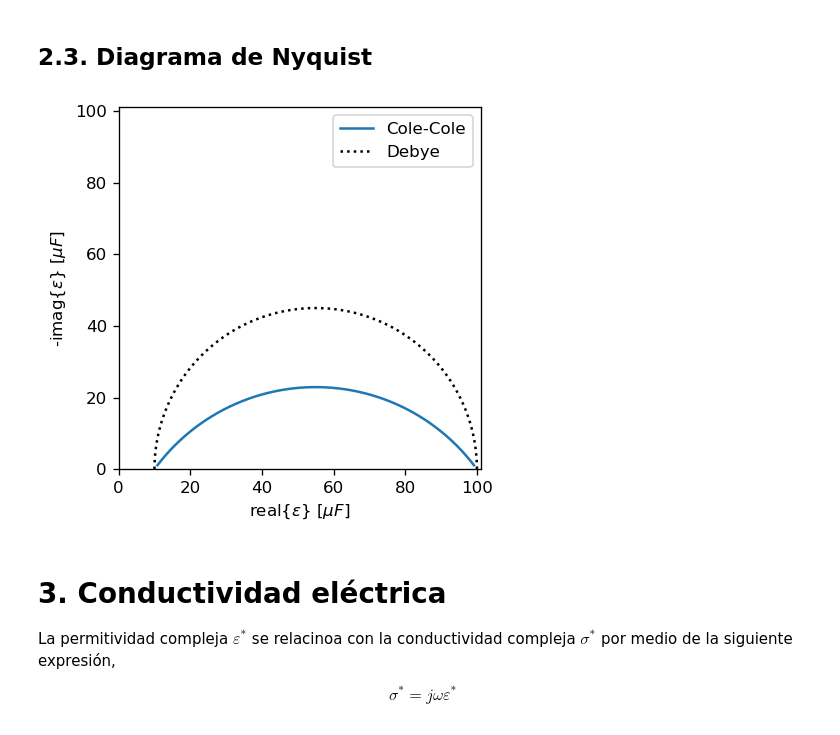
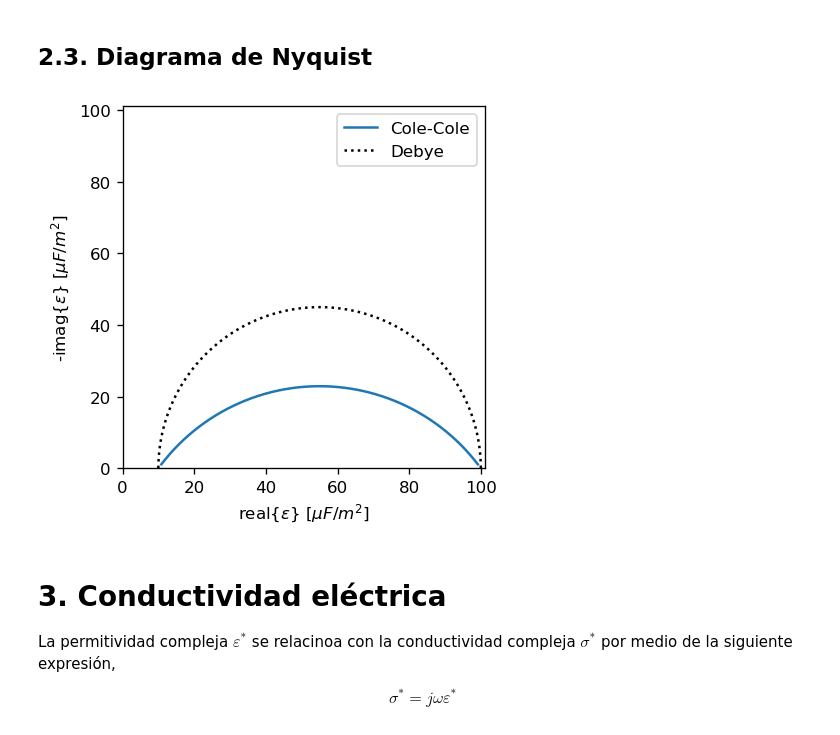
Before and after one commit to davidalejandromiranda/fisicoquimica, a Jupyter notebook: impedancia/ModeloColeCole.ipynb, the cells around one changed output. Cells and saved outputs as stored; diff of their text form; code cells hidden in the pictures.

```diff
--- a/impedancia/ModeloColeCole.ipynb
+++ b/impedancia/ModeloColeCole.ipynb
@@ -70,15 +70,15 @@ ax2.tick_params(axis='y', labelcolor=color)
 # %%
 plt.figure(dpi=120)
 plt.plot(1e6*epsilon.real, -1e6*epsilon.imag, label='Cole-Cole')
 plt.plot(1e6*debye.real, -1e6*debye.imag, ':k', label='Debye')
-plt.xlabel(r'real{$\varepsilon$} $[\mu F]$')
-plt.ylabel(r'-imag{$\varepsilon$} $[\mu F]$')
+plt.xlabel(r'real{$\varepsilon$} $[\mu F/m^2]$')
+plt.ylabel(r'-imag{$\varepsilon$} $[\mu F/m^2]$')
 plt.gca().set_aspect('equal')
 xy_max = 1.02*max([max(1e6*epsilon.real), max(-1e6*epsilon.imag)])
 plt.legend()
 _ = plt.axis([0, xy_max, 0, xy_max])
 # %% [output]
-[figure, old version]
+[figure, new version]
 # %% [markdown]
 # 3. Conductividad eléctrica
 La permitividad compleja $\varepsilon^*$ se relacinoa con la conductividad compleja $\sigma^*$ por medio de la siguiente expresión,
```
